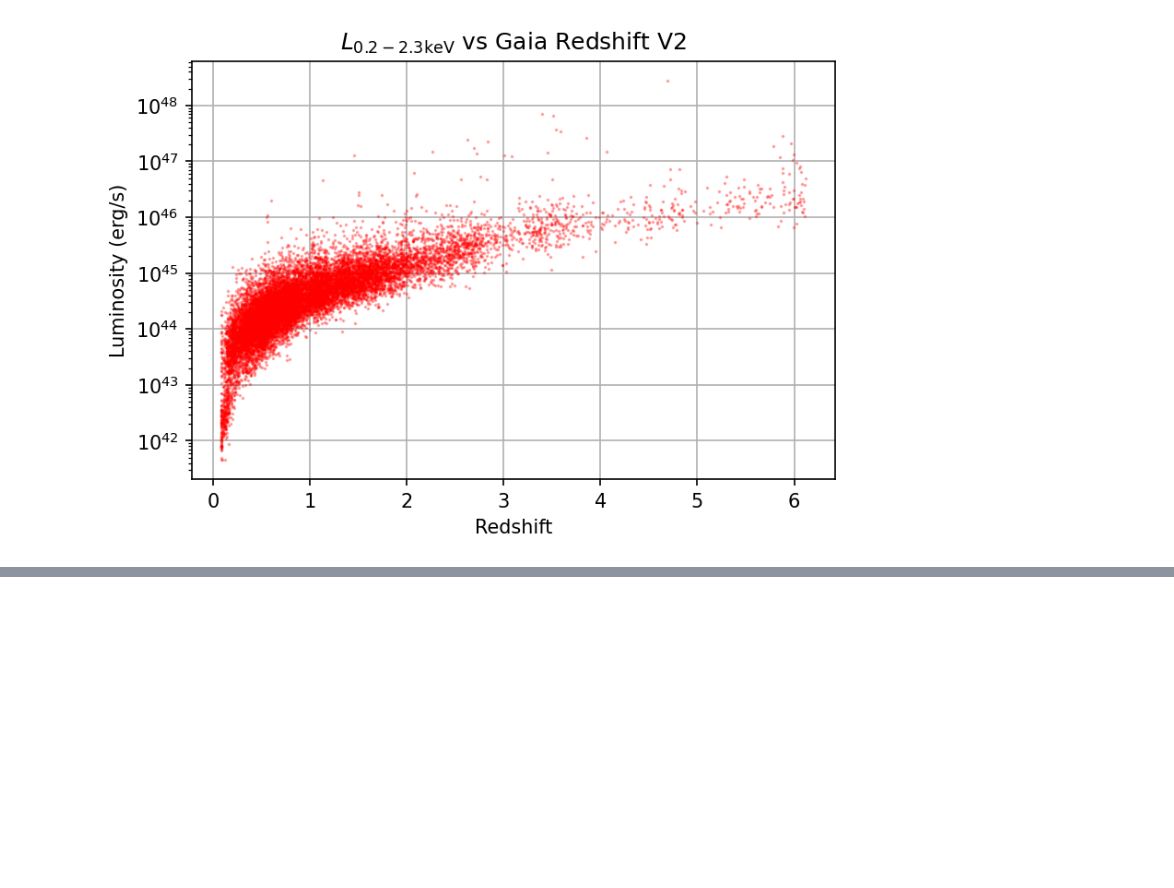
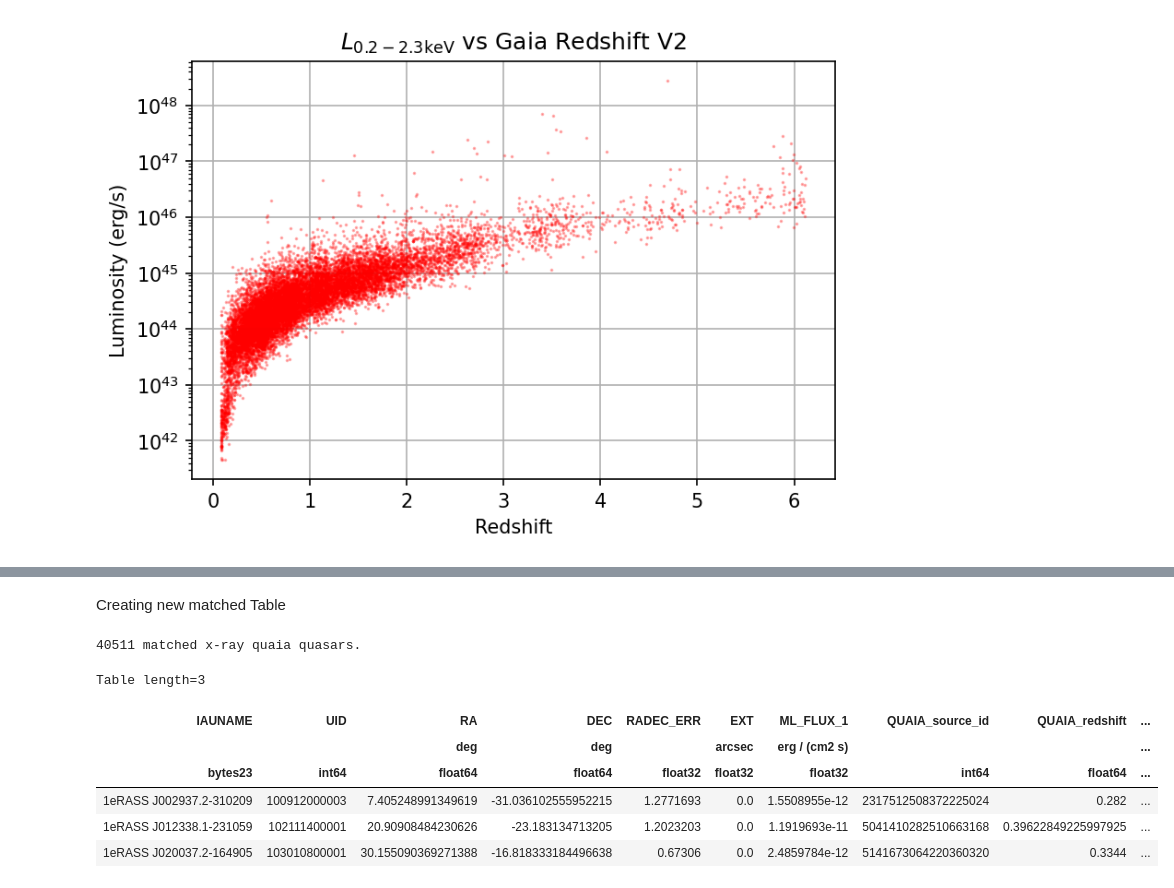
Before and after one commit to TobyWallage/Finding_Quasars_In_eRASS, a Jupyter notebook: Notebooks/eRASS_GAIA_quasars.ipynb, the cells around one changed output, grey strips where cells are left out. Cells and saved outputs as stored; diff of their text form; code cells hidden in the pictures; blank space fills up the shorter version.

```diff
--- a/Notebooks/eRASS_GAIA_quasars.ipynb
+++ b/Notebooks/eRASS_GAIA_quasars.ipynb
@@ -276,0 +345,19 @@ plt.show()
+# %% [markdown]
+Creating new matched Table
+# %%
+matched_quaia = eRASS_sources[separation_condition]
+matched_quaia['QUAIA_source_id'] = quaia_sources[ids[separation_condition]]['source_id']
+matched_quaia['QUAIA_redshift'] = quaia_sources[ids[separation_condition]]['redshift_quaia']
+matched_quaia['QUAIA_redshift_err'] = quaia_sources[ids[separation_condition]]['redshift_quaia_err']
+
+print(len(matched_quaia), "matched x-ray quaia quasars.")
+matched_quaia[0:3]
+# %% [output]
+40511 matched x-ray quaia quasars.
+Table length=3
+| IAUNAME | UID | RA | DEC | RADEC_ERR | EXT | ML_FLUX_1 | QUAIA_source_id | QUAIA_redshift | ... |
+|  |  | deg | deg |  | arcsec | erg / (cm2 s) |  |  | ... |
+| bytes23 | int64 | float64 | float64 | float32 | float32 | float32 | int64 | float64 | ... |
+| 1eRASS J002937.2-310209 | 100912000003 | 7.405248991349619 | -31.036102555952215 | 1.2771693 | 0.0 | 1.5508955e-12 | 2317512508372225024 | 0.282 | ... |
+| 1eRASS J012338.1-231059 | 102111400001 | 20.90908484230626 | -23.183134713205 | 1.2023203 | 0.0 | 1.1919693e-11 | 5041410282510663168 | 0.39622849225997925 | ... |
+| 1eRASS J020037.2-164905 | 103010800001 | 30.155090369271388 | -16.818333184496638 | 0.67306 | 0.0 | 2.4859784e-12 | 5141673064220360320 | 0.3344 | ... |
```
Also changed, not shown: parts of 14 cells of this notebook, 2 other files.
